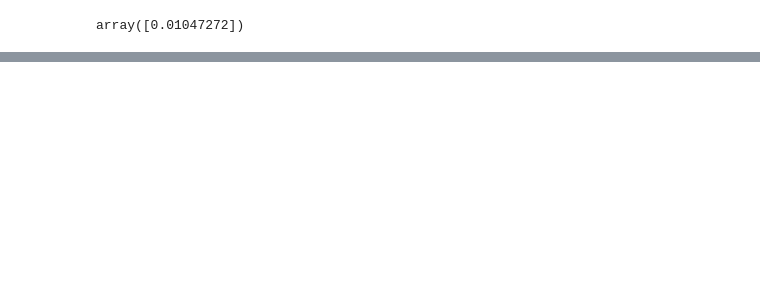
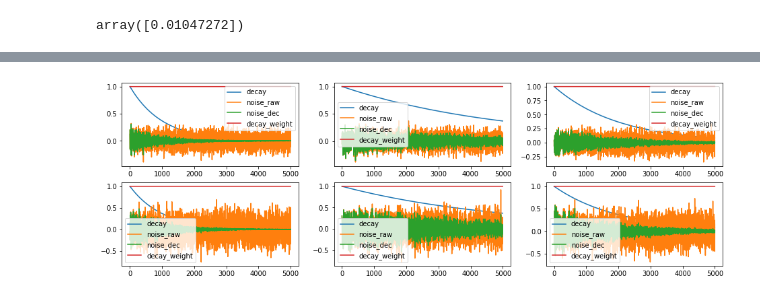
Before and after one commit to udacity/deep-reinforcement-learning, a Jupyter notebook: p2_continuous-control/Continuous_Control-Schedulling.ipynb, the cells around one changed output, grey strips where cells are left out. Cells and saved outputs as stored; diff of their text form; code cells hidden in the pictures; blank space fills up the shorter version.

```diff
--- a/p2_continuous-control/Continuous_Control-Schedulling.ipynb
+++ b/p2_continuous-control/Continuous_Control-Schedulling.ipynb
@@ -57,3 +60,32 @@ plt.show()
+# %%
+g_noise1 = GaussianProcess(action_size, random_seed,  mu=0., sigma=0.1)
+g_noise2 = GaussianProcess(action_size, random_seed, mu=0., sigma=0.2)
+# %%
+g_noise1_df1 = get_noise_schedulling(5000, decay=0.999, noise=g_noise1)
+g_noise1_df2 = get_noise_schedulling(5000, decay=0.9998, noise=g_noise1)
+g_noise1_df3 = get_noise_schedulling(5000, decay=0.9995, noise=g_noise1)
+
+g_noise1_df = pd.concat([g_noise1_df1, g_noise1_df2, g_noise1_df3], axis=0)
+# %%
+g_noise2_df1 = get_noise_schedulling(5000, decay=0.999, noise=g_noise2)
+g_noise2_df2 = get_noise_schedulling(5000, decay=0.9998, noise=g_noise2)
+g_noise2_df3 = get_noise_schedulling(5000, decay=0.9995, noise=g_noise2)
+
+g_noise2_df = pd.concat([g_noise2_df1, g_noise2_df2, g_noise2_df3], axis=0)
+# %%
+fig, axs = plt.subplots(2, 3, figsize=(16,5))
+
+g_noise1_df1.plot(ax=axs[0,0])
+g_noise1_df2.plot(ax=axs[0,1])
+g_noise1_df3.plot(ax=axs[0,2])
+
+g_noise2_df1.plot(ax=axs[1,0])
+g_noise2_df2.plot(ax=axs[1,1])
+g_noise2_df3.plot(ax=axs[1,2])
+
+plt.show()
+# %% [output]
+[figure, added]
 # %%
 ou_noise1_schedulling['noise_raw'].rolling(100).std().plot(label='ou')
 g_noise_schedulling['noise_raw'].rolling(100).std().plot(label='gaussian')
```
Also changed, not shown: parts of 9 cells of this notebook, 5 other files.
